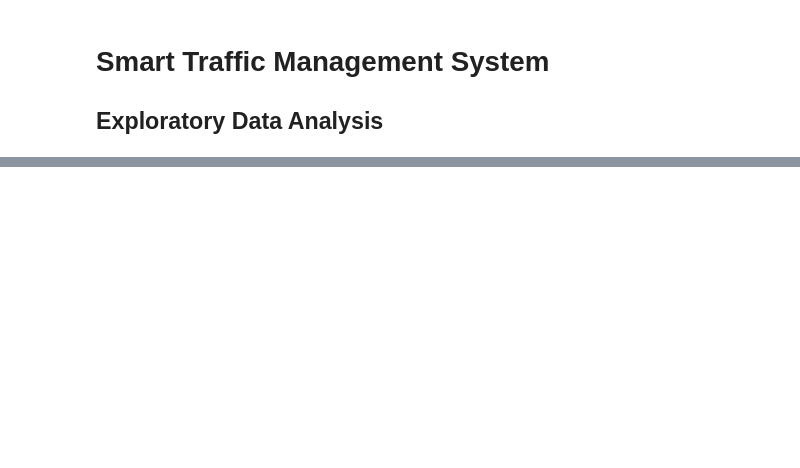
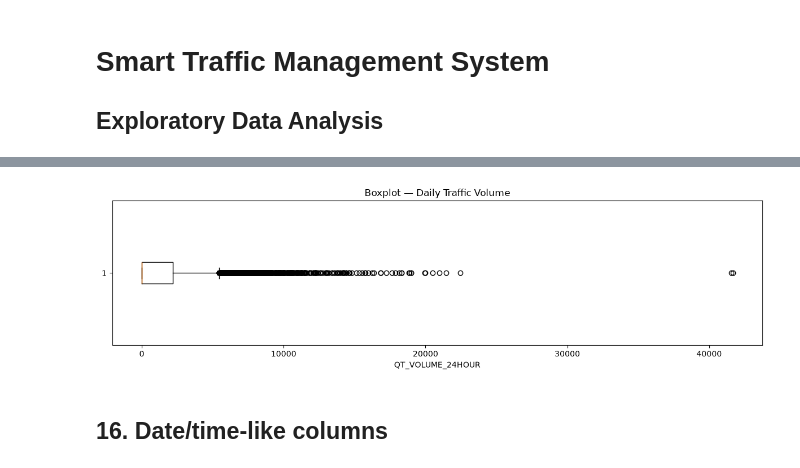
Before and after one commit to captainlevi1911/Smart_Traffic_Management, a Jupyter notebook: notebooks/02_eda.ipynb, the cells around one changed output, grey strips where cells are left out. Cells and saved outputs as stored; diff of their text form; code cells hidden in the pictures; blank space fills up the shorter version.

```diff
--- a/notebooks/02_eda.ipynb
+++ b/notebooks/02_eda.ipynb
@@ -240,0 +42,23 @@ plt.show()
+# %%
+PROJECT_ROOT = Path.cwd().resolve()
+
+if PROJECT_ROOT.name.lower() == "notebooks":
+    PROCESSED_DIR = PROJECT_ROOT.parent / "data" / "processed"
+else:
+    PROCESSED_DIR = PROJECT_ROOT / "data" / "processed"
+
+print("Working directory :", PROJECT_ROOT)
+print("Processed directory:", PROCESSED_DIR)
+
+csv_candidates = sorted(PROCESSED_DIR.glob("*.csv"))
+
+for i, path in enumerate(csv_candidates, 1):
+    print(f"{i:>2}. {path.name}")
+
+# Change this explicitly if your final processed file has a known name.
+if csv_candidates:
+    DATA_PATH = csv_candidates[0]
+else:
+    DATA_PATH = Path("../data/processed/your_processed_file.csv")
+
+print("\nDATA_PATH:", DATA_PATH)
@@ -240,0 +622,12 @@ plt.show()
+# %%
+if "QT_VOLUME_24HOUR" in df.columns:
+    plt.figure(figsize=(12, 3.5))
+    plt.boxplot(df["QT_VOLUME_24HOUR"].dropna(), vert=False)
+    plt.xlabel("QT_VOLUME_24HOUR")
+    plt.title("Boxplot — Daily Traffic Volume")
+    plt.tight_layout()
+    plt.show()
+# %% [output]
+[figure, added]
+# %% [markdown]
+## 16. Date/time-like columns
```
Also changed, not shown: parts of 70 cells of this notebook.
